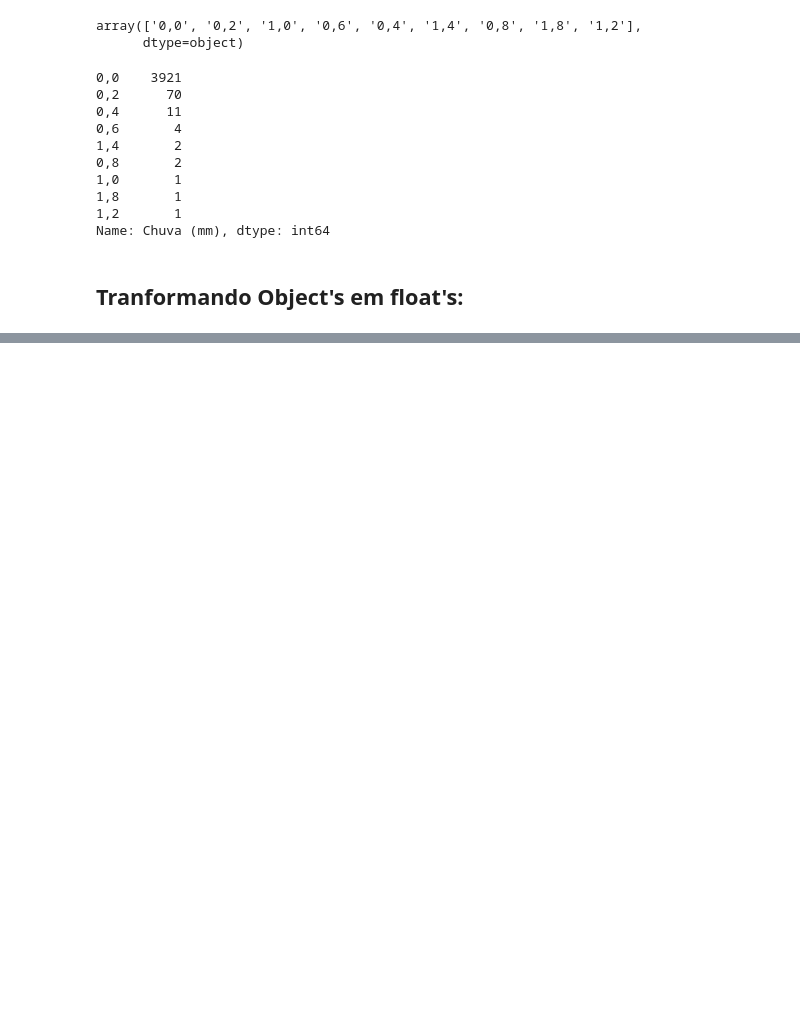
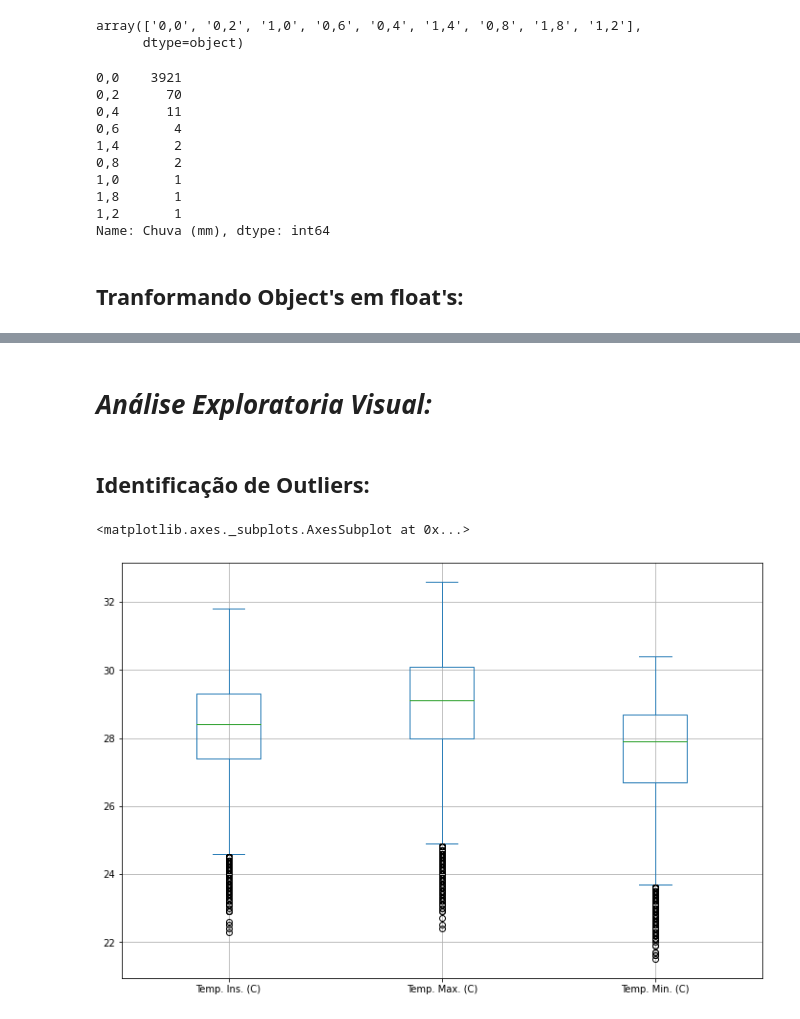
Before and after one commit to Gus-1003/Meteorologia_Estudos_Dados, a Jupyter notebook: Análise_Dados_Historicos_Anuais_INMET/Analise_INMET_Natal_RN_2021.ipynb, the cells around one changed output, grey strips where cells are left out. Saved outputs shown, nothing was run; the diff lists cells and outputs as text; code cells hidden in the pictures; blank space fills up the shorter version.

```diff
--- a/Análise_Dados_Historicos_Anuais_INMET/Analise_INMET_Natal_RN_2021.ipynb
+++ b/Análise_Dados_Historicos_Anuais_INMET/Analise_INMET_Natal_RN_2021.ipynb
@@ -251 +313,11 @@ dfVento = dataframe[['Data', 'Vel. Vento (m/s)', 'Dir. Vento (m/s)', 'Raj. Vento
+# %%
+auxiliar = auxiliar.drop(columns=['Data'])
+auxiliar = auxiliar.drop(columns=['Hora (UTC)'])
+# %%
+# Laço responsável por trocar as virgulas por pontos
+for colunas in auxiliar:
+  auxiliar[colunas] = auxiliar[colunas].str.replace(',', '.')
+# %%
+# Função responsável por trocar os tipos de dados: String -> Float
+auxiliar = auxiliar.astype(float)
 # %%
@@ -278,0 +346,2 @@ plt.show()
+# %%
+result = pd.concat([datacrono, auxiliar])
@@ -278,0 +380,10 @@ plt.show()
+# %% [markdown]
+# ***Análise Exploratoria Visual:***
+# %% [markdown]
+## Identificação de Outliers:
+# %%
+colunas = ['Temp. Ins. (C)', 'Temp. Max. (C)', 'Temp. Min. (C)']
+result[colunas].plot.box(grid = True, figsize=(12,8))
+# %% [output]
+<matplotlib.axes._subplots.AxesSubplot at 0x...>
+[figure, added]
```
Also changed, not shown: parts of 35 cells of this notebook.
